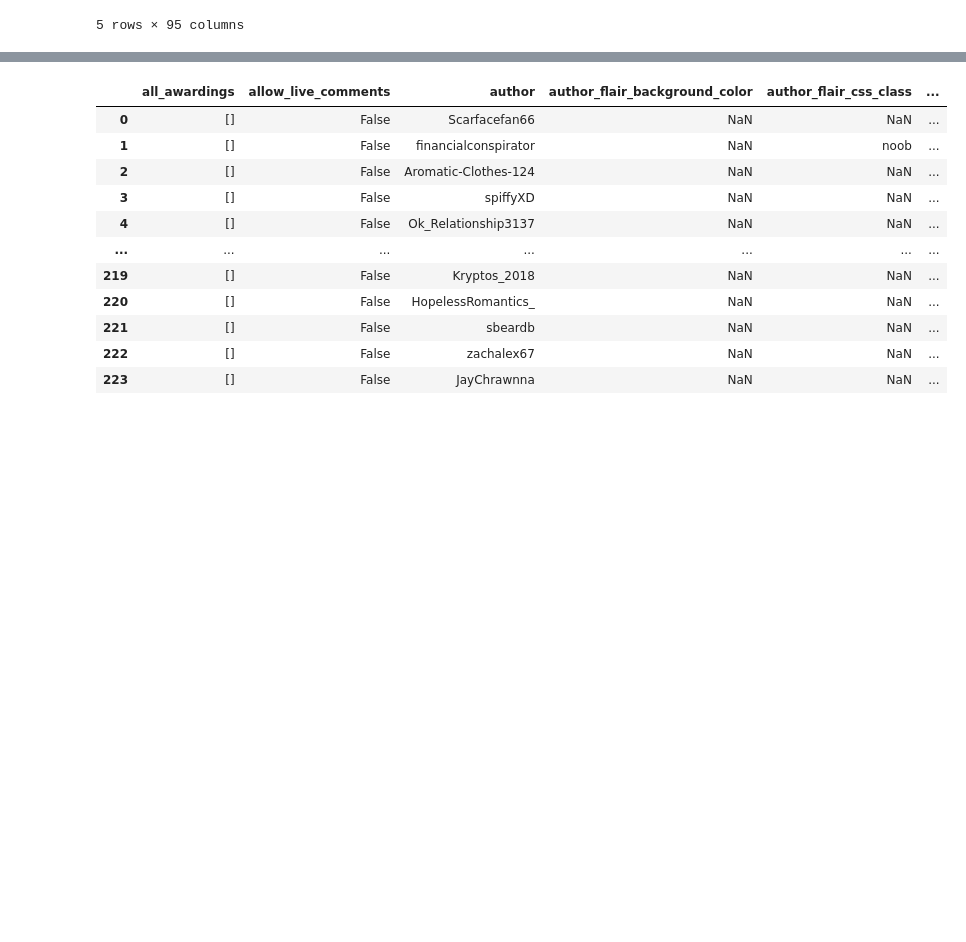
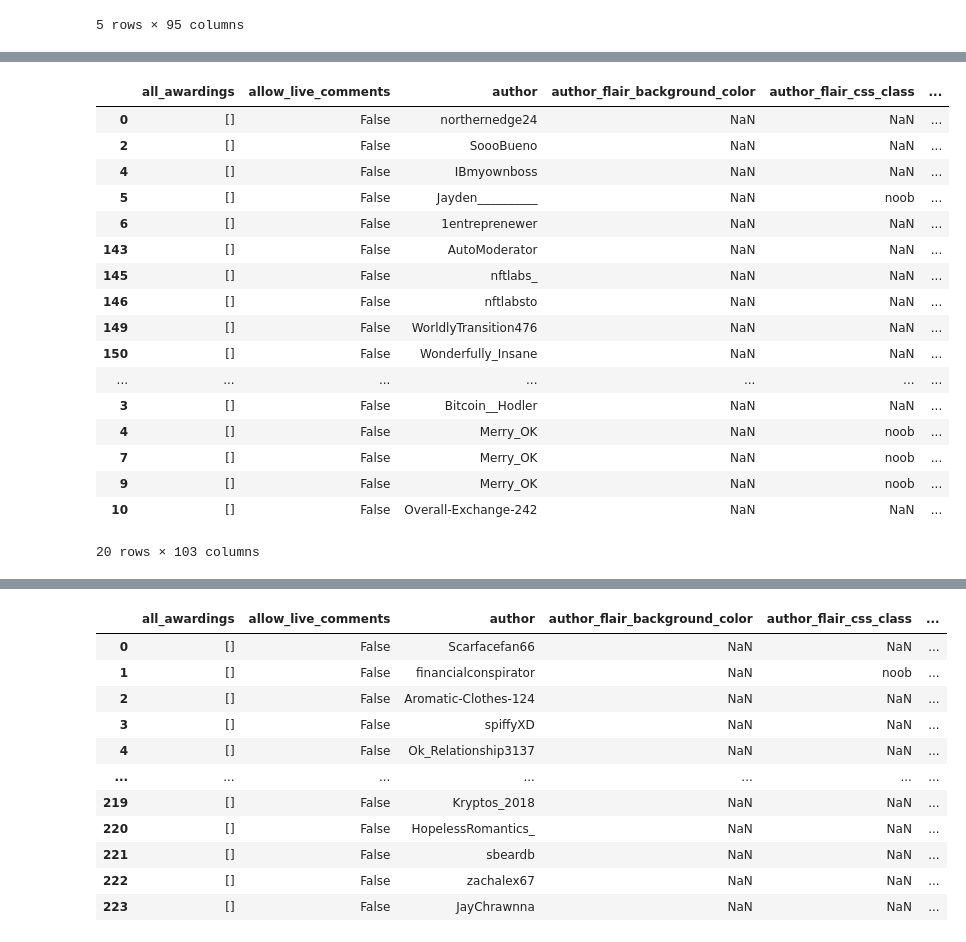
Before and after one commit to DueViktor/WildDataExam, a Jupyter notebook: EDA.ipynb, the cells around one changed output, grey strips where cells are left out. Cells and saved outputs as stored; diff of their text form; code cells hidden in the pictures; blank space fills up the shorter version.

```diff
--- a/EDA.ipynb
+++ b/EDA.ipynb
@@ -135,0 +132,21 @@ merged_posts.head()
+# %%
+data_set.head(20)
+# %% [output]
+|  | all_awardings | allow_live_comments | author | author_flair_background_color | author_flair_css_class | ... |
+| 0 | [] | False | northernedge24 | NaN | NaN | ... |
+| 2 | [] | False | SoooBueno | NaN | NaN | ... |
+| 4 | [] | False | IBmyownboss | NaN | NaN | ... |
+| 5 | [] | False | Jayden__________ | NaN | noob | ... |
+| 6 | [] | False | 1entreprenewer | NaN | NaN | ... |
+| 143 | [] | False | AutoModerator | NaN | NaN | ... |
+| 145 | [] | False | nftlabs_ | NaN | NaN | ... |
+| 146 | [] | False | nftlabsto | NaN | NaN | ... |
+| 149 | [] | False | WorldlyTransition476 | NaN | NaN | ... |
+| 150 | [] | False | Wonderfully_Insane | NaN | NaN | ... |
+| ... | ... | ... | ... | ... | ... | ... |
+| 3 | [] | False | Bitcoin__Hodler | NaN | NaN | ... |
+| 4 | [] | False | Merry_OK | NaN | noob | ... |
+| 7 | [] | False | Merry_OK | NaN | noob | ... |
+| 9 | [] | False | Merry_OK | NaN | noob | ... |
+| 10 | [] | False | Overall-Exchange-242 | NaN | NaN | ... |
+20 rows × 103 columns
```
Also changed, not shown: parts of 22 cells of this notebook, 1 other file.
